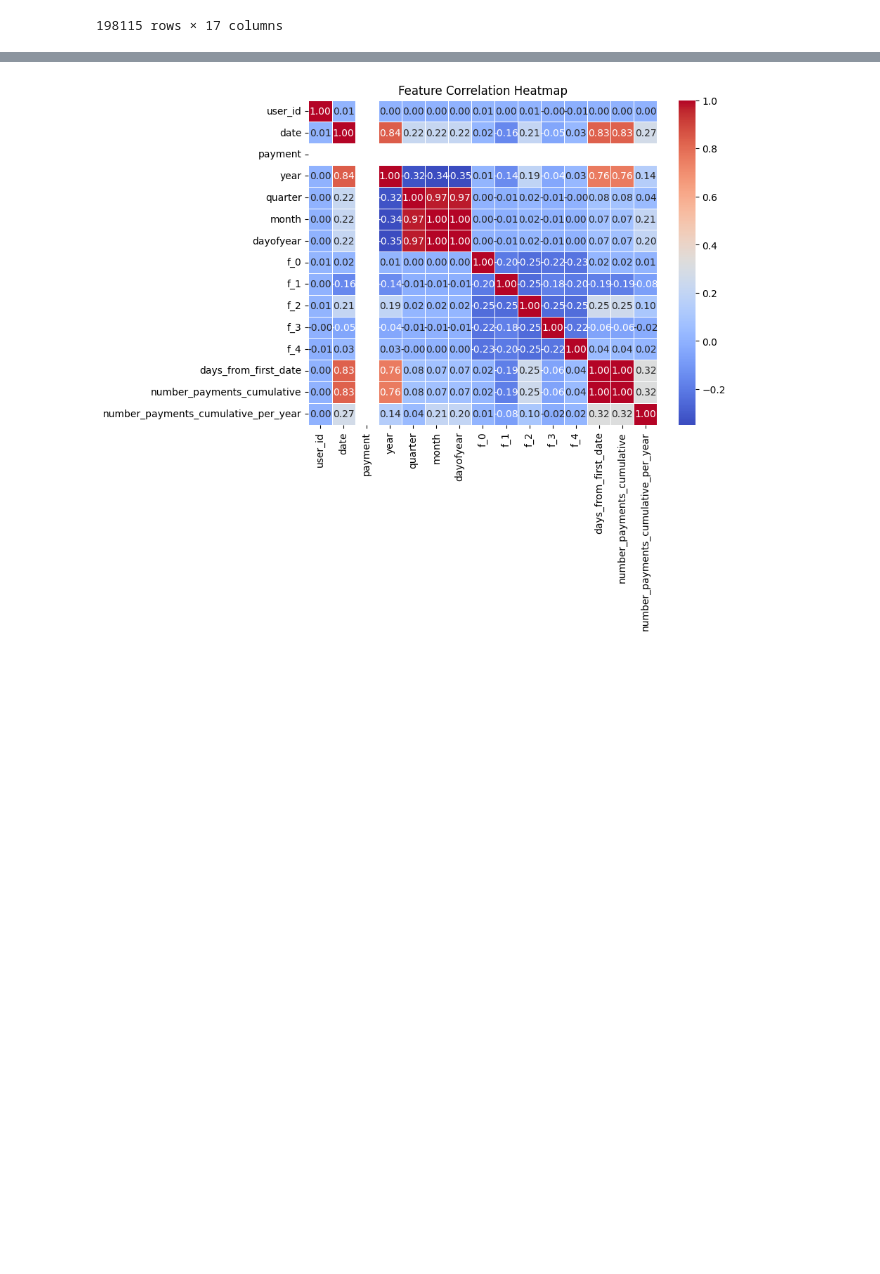
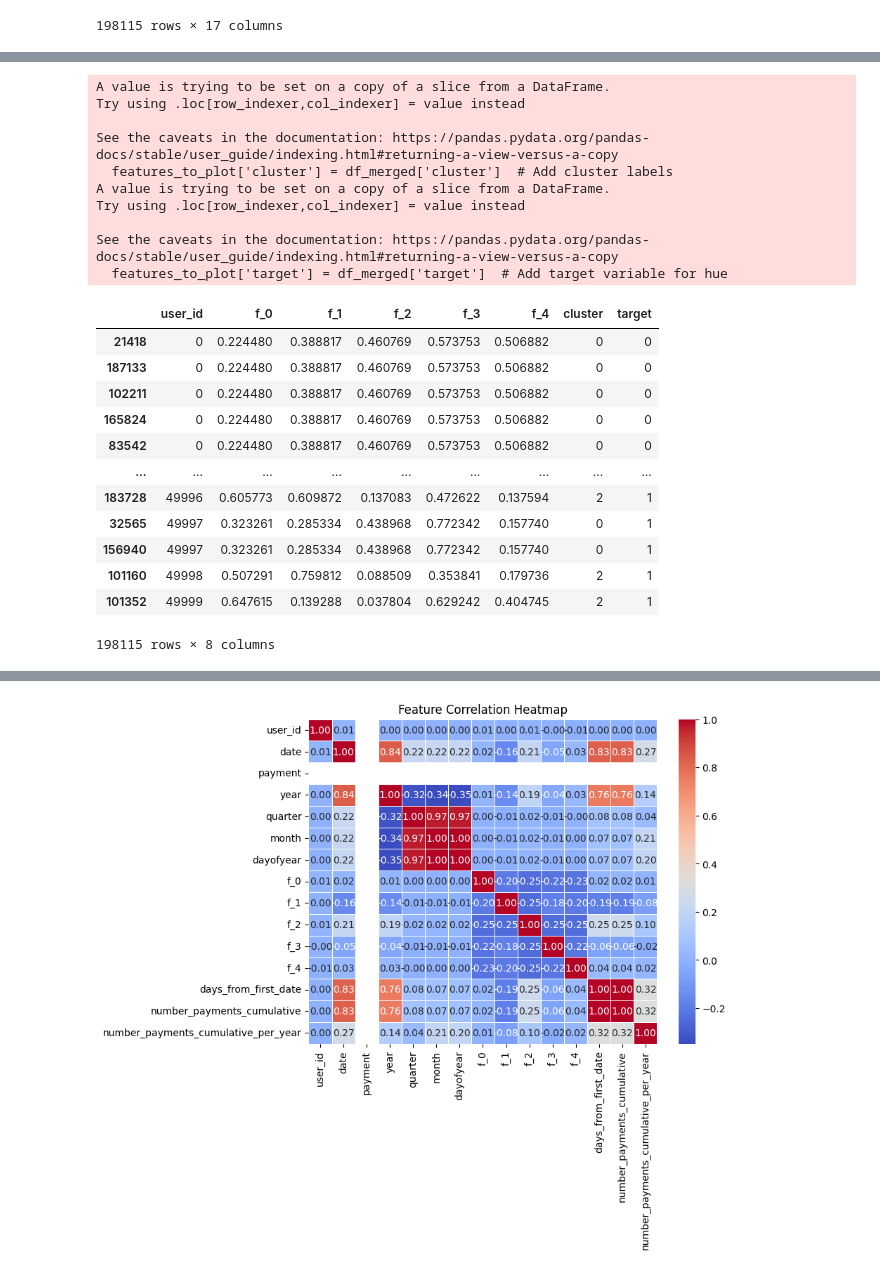
Before and after one commit to MatteoMazzon/interview_project, a Jupyter notebook: assignment_copy.ipynb, the cells around one changed output, grey strips where cells are left out. Saved outputs shown, nothing was run; the diff lists cells and outputs as text; code cells hidden in the pictures; blank space fills up the shorter version.

```diff
--- a/assignment_copy.ipynb
+++ b/assignment_copy.ipynb
@@ -191,0 +223,31 @@ df_merged[df_merged["user_id"] == 0]
+# %%
+# Assuming df_merged['cluster'] holds your cluster labels and 'target' is your target variable
+features_to_plot = df_merged[["user_id", 'f_0', 'f_1', 'f_2', 'f_3', 'f_4']]  # Select features to plot
+features_to_plot['cluster'] = df_merged['cluster']  # Add cluster labels
+features_to_plot['target'] = df_merged['target']  # Add target variable for hue
+
+features_to_plot
+# %% [output]
+A value is trying to be set on a copy of a slice from a DataFrame.
+Try using .loc[row_indexer,col_indexer] = value instead
+
+See the caveats in the documentation: https://pandas.pydata.org/pandas-docs/stable/user_guide/indexing.html#returning-a-view-versus-a-copy
+  features_to_plot['cluster'] = df_merged['cluster']  # Add cluster labels
+A value is trying to be set on a copy of a slice from a DataFrame.
+Try using .loc[row_indexer,col_indexer] = value instead
+
+See the caveats in the documentation: https://pandas.pydata.org/pandas-docs/stable/user_guide/indexing.html#returning-a-view-versus-a-copy
+  features_to_plot['target'] = df_merged['target']  # Add target variable for hue
+|  | user_id | f_0 | f_1 | f_2 | f_3 | f_4 | cluster | target |
+| 21418 | 0 | 0.224480 | 0.388817 | 0.460769 | 0.573753 | 0.506882 | 0 | 0 |
+| 187133 | 0 | 0.224480 | 0.388817 | 0.460769 | 0.573753 | 0.506882 | 0 | 0 |
+| 102211 | 0 | 0.224480 | 0.388817 | 0.460769 | 0.573753 | 0.506882 | 0 | 0 |
+| 165824 | 0 | 0.224480 | 0.388817 | 0.460769 | 0.573753 | 0.506882 | 0 | 0 |
+| 83542 | 0 | 0.224480 | 0.388817 | 0.460769 | 0.573753 | 0.506882 | 0 | 0 |
+| ... | ... | ... | ... | ... | ... | ... | ... | ... |
+| 183728 | 49996 | 0.605773 | 0.609872 | 0.137083 | 0.472622 | 0.137594 | 2 | 1 |
+| 32565 | 49997 | 0.323261 | 0.285334 | 0.438968 | 0.772342 | 0.157740 | 0 | 1 |
+| 156940 | 49997 | 0.323261 | 0.285334 | 0.438968 | 0.772342 | 0.157740 | 0 | 1 |
+| 101160 | 49998 | 0.507291 | 0.759812 | 0.088509 | 0.353841 | 0.179736 | 2 | 1 |
+| 101352 | 49999 | 0.647615 | 0.139288 | 0.037804 | 0.629242 | 0.404745 | 2 | 1 |
+198115 rows × 8 columns
```
Also changed, not shown: parts of 9 cells of this notebook.
